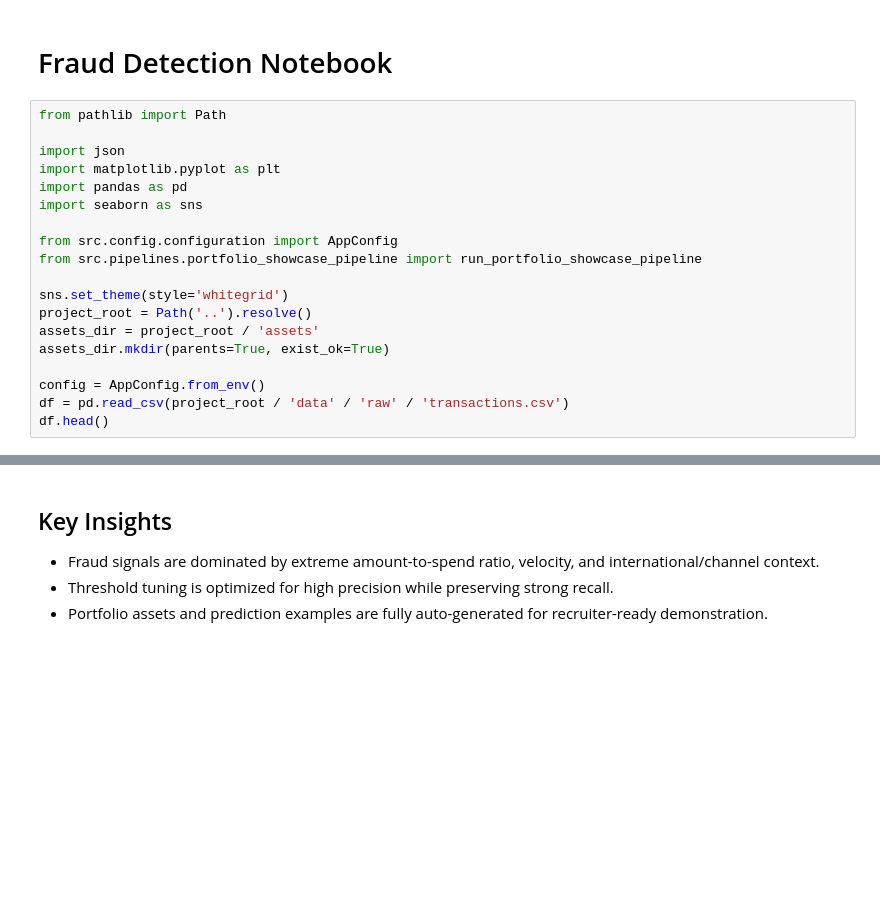
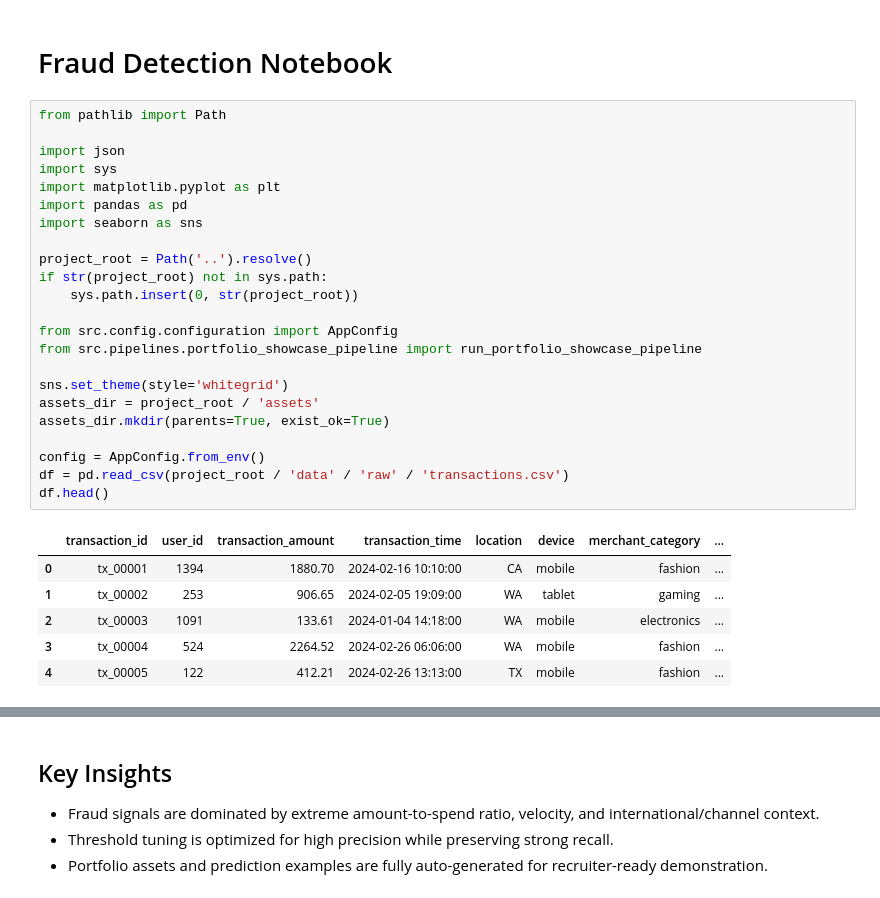
Before and after one commit to Jrdheeraj/ML_Projects, a Jupyter notebook: fraud_detection_system/notebooks/eda.ipynb, the cells around one changed output, grey strips where cells are left out. Drawn from its saved outputs; the diff is of its cells as text; blank space fills up the shorter version.

```diff
--- a/fraud_detection_system/notebooks/eda.ipynb
+++ b/fraud_detection_system/notebooks/eda.ipynb
@@ -3,22 +3,33 @@
 # %%
 from pathlib import Path
 
 import json
+import sys
 import matplotlib.pyplot as plt
 import pandas as pd
 import seaborn as sns
+
+project_root = Path('..').resolve()
+if str(project_root) not in sys.path:
+    sys.path.insert(0, str(project_root))
 
 from src.config.configuration import AppConfig
 from src.pipelines.portfolio_showcase_pipeline import run_portfolio_showcase_pipeline
 
 sns.set_theme(style='whitegrid')
-project_root = Path('..').resolve()
 assets_dir = project_root / 'assets'
 assets_dir.mkdir(parents=True, exist_ok=True)
 
 config = AppConfig.from_env()
 df = pd.read_csv(project_root / 'data' / 'raw' / 'transactions.csv')
 df.head()
+# %% [output]
+|  | transaction_id | user_id | transaction_amount | transaction_time | location | device | merchant_category | ... |
+| 0 | tx_00001 | 1394 | 1880.70 | 2024-02-16 10:10:00 | CA | mobile | fashion | ... |
+| 1 | tx_00002 | 253 | 906.65 | 2024-02-05 19:09:00 | WA | tablet | gaming | ... |
+| 2 | tx_00003 | 1091 | 133.61 | 2024-01-04 14:18:00 | WA | mobile | electronics | ... |
+| 3 | tx_00004 | 524 | 2264.52 | 2024-02-26 06:06:00 | WA | mobile | fashion | ... |
+| 4 | tx_00005 | 122 | 412.21 | 2024-02-26 13:13:00 | TX | mobile | fashion | ... |
 # %%
 print('Rows:', df.shape[0])
 print('Columns:', df.shape[1])
```
Also changed, not shown: parts of 4 cells of this notebook, 9 other files.
